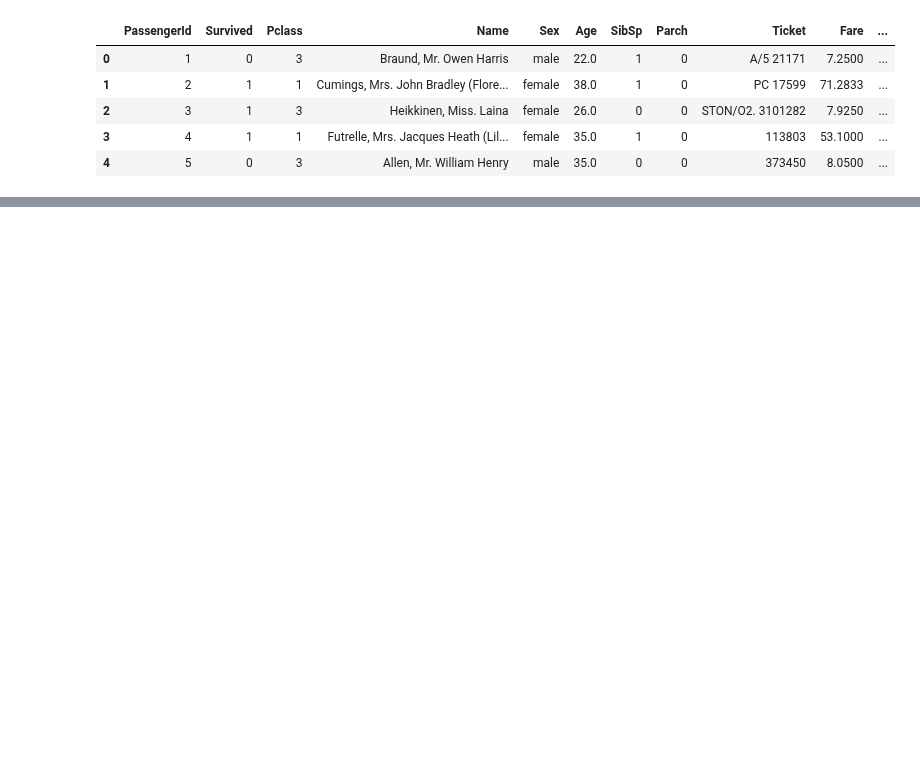
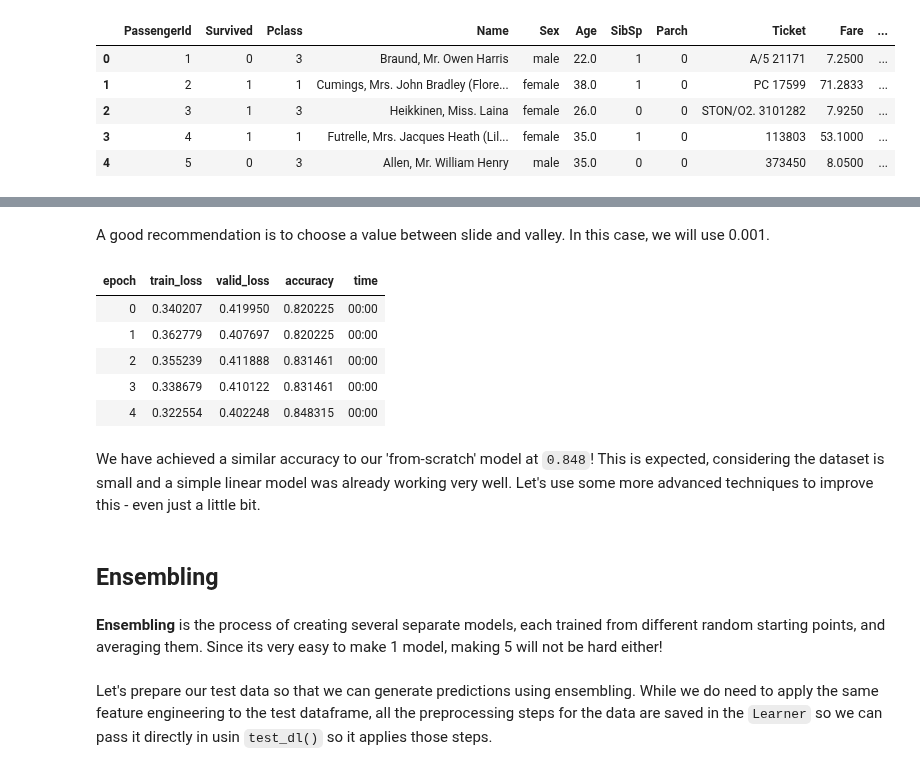
Before and after one commit to frank-895/machine_learning_journey, a Jupyter notebook: titanic_dataset/using_framework.ipynb, the cells around one changed output, grey strips where cells are left out. Saved outputs shown, nothing was run; the diff lists cells and outputs as text; code cells hidden in the pictures; blank space fills up the shorter version.

```diff
--- a/titanic_dataset/using_framework.ipynb
+++ b/titanic_dataset/using_framework.ipynb
@@ -67,0 +130,17 @@ Notice, no messing around with NaN columns.
+# %% [markdown]
+A good recommendation is to choose a value between slide and valley. In this case, we will use 0.001.
+# %%
+learn.fit(5, lr=0.001)
+# %% [output]
+| epoch | train_loss | valid_loss | accuracy | time |
+| 0 | 0.340207 | 0.419950 | 0.820225 | 00:00 |
+| 1 | 0.362779 | 0.407697 | 0.820225 | 00:00 |
+| 2 | 0.355239 | 0.411888 | 0.831461 | 00:00 |
+| 3 | 0.338679 | 0.410122 | 0.831461 | 00:00 |
+| 4 | 0.322554 | 0.402248 | 0.848315 | 00:00 |
+# %% [markdown]
+We have achieved a similar accuracy to our 'from-scratch' model at `0.848`! This is expected, considering the dataset is small and a simple linear model was already working very well. Let's use some more advanced techniques to improve this - even just a little bit.
+# %% [markdown]
+## Ensembling
+# %% [markdown]
+**Ensembling** is the process of creating several separate models, each trained from different random starting points, and averaging them. Since its very easy to make 1 model, making 5 will not be hard either!
@@ -67,0 +153,2 @@ Notice, no messing around with NaN columns.
+# %% [markdown]
+Let's prepare our test data so that we can generate predictions using ensembling. While we do need to apply the same feature engineering to the test dataframe, all the preprocessing steps for the data are saved in the `Learner` so we can pass it directly in usin `test_dl()` so it applies those steps.
```
Also changed, not shown: parts of 24 cells of this notebook.
